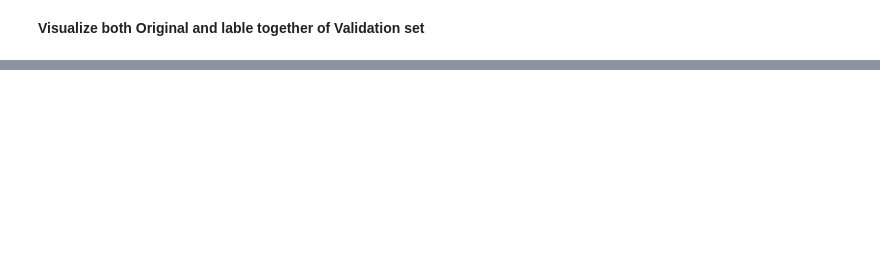
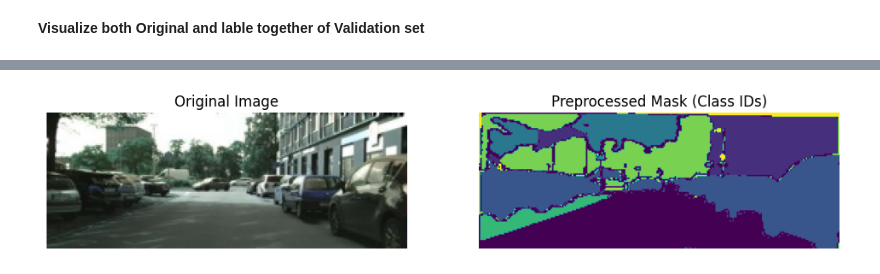
Before and after one commit to raz0208/Occlusion-Pedestrian-Detection, a Jupyter notebook: cityscapes_dataset.ipynb, the cells around one changed output, grey strips where cells are left out. Saved outputs shown, nothing was run; the diff lists cells and outputs as text; code cells hidden in the pictures; blank space fills up the shorter version.

```diff
--- a/cityscapes_dataset.ipynb
+++ b/cityscapes_dataset.ipynb
@@ -188,0 +194,98 @@ for img_path, label_path in zip(selected_vimg_paths, selected_vlabel_paths):
+# %%
+# Define the RGB values and tolerance for each class
+color_to_class = {
+    (127, 63, 128): 0,     # Road
+    (234, 34, 245): 1,     # Sidewalk
+    (70, 70, 70): 2,       # Building
+    (155, 101, 104): 3,    # Wall
+    (142, 0, 0): 4,        # Car
+    (50, 19, 217): 5,      # Pedestrian
+    (179,130,70): 6,       #Sky
+    (232,0,1): 7,          #Rider
+    (17,214,224): 8,       #Traffic sign
+    (30,11,118): 9,        #biker
+    (160,170,250): 10,     #Disable-carpark
+    (117,150,166): 11,     #Vertical traffic pipes
+    (34,141,106): 12,      #Trees
+    (152,250,154): 13,     #Blvd
+    (71,1,1): 14,          #Big vehicle
+    (0,0,15): 15           #other
+}
+
+# Tolerance for color matching
+TOLERANCE = 30
+
+# Number of classes
+NUM_CLASSES = len(color_to_class)
+
+# Function to load images without resizing
+def load_image(img_path):
+    img = cv2.imread(img_path)
+    img = cv2.cvtColor(img, cv2.COLOR_BGR2RGB)  # Convert to RGB for consistency
+    return img
+
+# Function to convert color-coded mask to class IDs with tolerance
+def convert_mask_to_class_ids(mask_path):
+    mask = cv2.imread(mask_path)
+    mask = cv2.cvtColor(mask, cv2.COLOR_BGR2RGB)  # Convert to RGB for color matching
+
+    # Initialize mask with background (default class 0)
+    mask_class = np.zeros((mask.shape[0], mask.shape[1]), dtype=np.int32)
+
+    # Assign each pixel in mask_class to the corresponding class ID based on color within tolerance
+    for color, class_id in color_to_class.items():
+        lower_bound = np.array([max(c - TOLERANCE, 0) for c in color], dtype=np.uint8)
+        upper_bound = np.array([min(c + TOLERANCE, 255) for c in color], dtype=np.uint8)
+
+        # Create a binary mask where pixels within the range are set to 255
+        color_mask = cv2.inRange(mask, lower_bound, upper_bound)
+
+        # Apply the class ID to pixels that match the color within tolerance
+        mask_class[color_mask > 0] = class_id
+
+    # One-hot encode the mask for the segmentation model
+    mask_class = to_categorical(mask_class, num_classes=NUM_CLASSES)
+    return mask_class
+
+# Function to display random images and their masks
+def display_random_images(selected_img_paths, selected_label_paths):
+    random_pairs = list(zip(selected_img_paths, selected_label_paths))
+    random.shuffle(random_pairs)
+    selected_pairs = random_pairs[:3]
+
+    for img_path, label_path in selected_pairs:
+        original_img = load_image(img_path)
+        processed_mask = convert_mask_to_class_ids(label_path)  # Preprocessed mask with class IDs
+
+        # Plot original image and the preprocessed mask
+        fig, axes = plt.subplots(1, 2, figsize=(12, 5))
+        axes[0].imshow(original_img)
+        axes[0].set_title("Original Image")
+        axes[1].imshow(np.argmax(processed_mask, axis=-1), cmap="viridis")  # Display classes in preprocessed mask
+        axes[1].set_title("Preprocessed Mask (Class IDs)")
+
+        # Hide axes for clean display
+        for ax in axes:
+            ax.axis("off")
+        plt.show()
+
+# Directories for images and labels (modify paths if necessary)
+img_folder = '/content/train/img'
+label_folder = '/content/train/label'
+
+# Fetch all image paths
+img_paths = [entry.path for entry in os.scandir(img_folder) if entry.is_file()]
+label_paths = [entry.path for entry in os.scandir(label_folder) if entry.is_file()]
+
+# Ensure both directories have the same number of files
+num_images = min(len(img_paths), len(label_paths))
+
+# Randomly select 3 image-label pairs
+selected_indices = random.sample(range(num_images), 3)
+selected_img_paths = [img_paths[i] for i in selected_indices]
+selected_label_paths = [label_paths[i] for i in selected_indices]
+
+# Call the function to display random images
+display_random_images(selected_img_paths, selected_label_paths)
+# %% [output]
+[figure, added]
```
Also changed, not shown: parts of 10 cells of this notebook.
